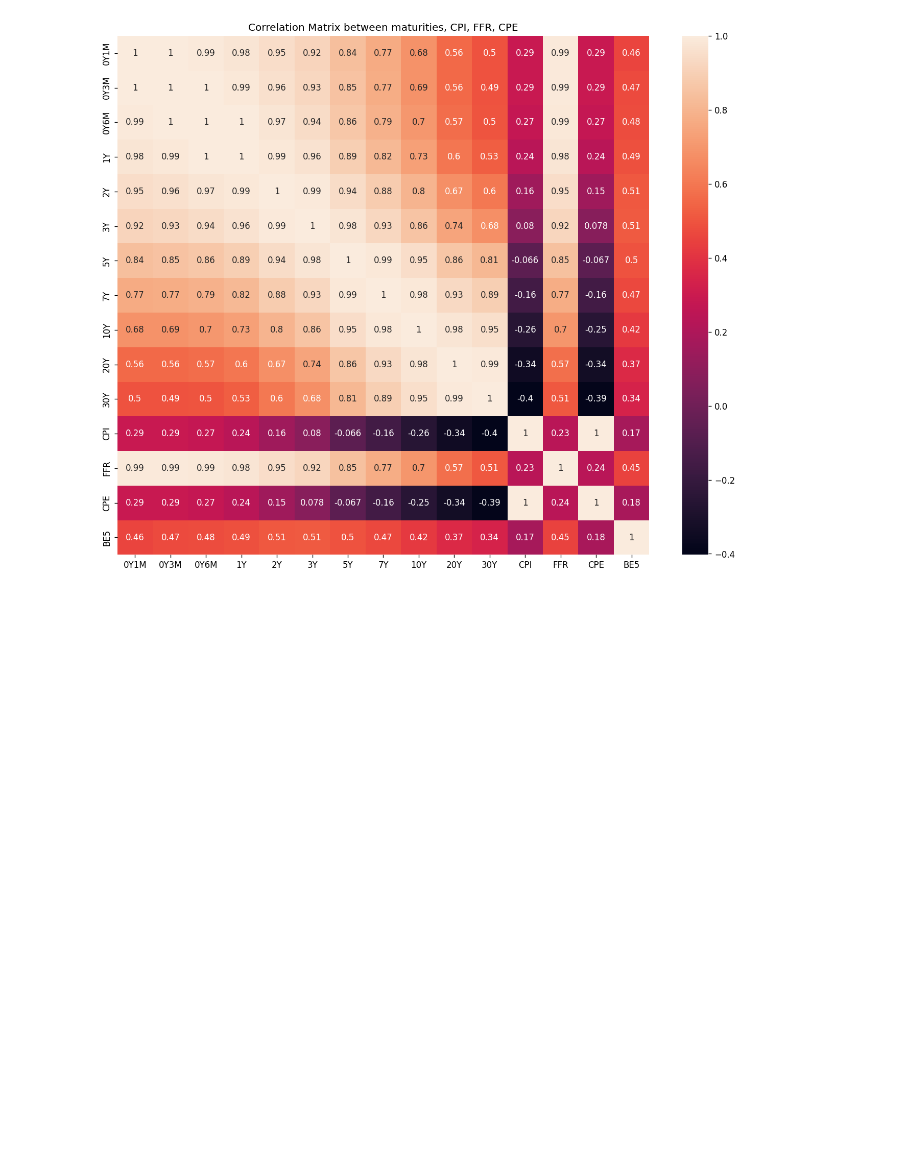
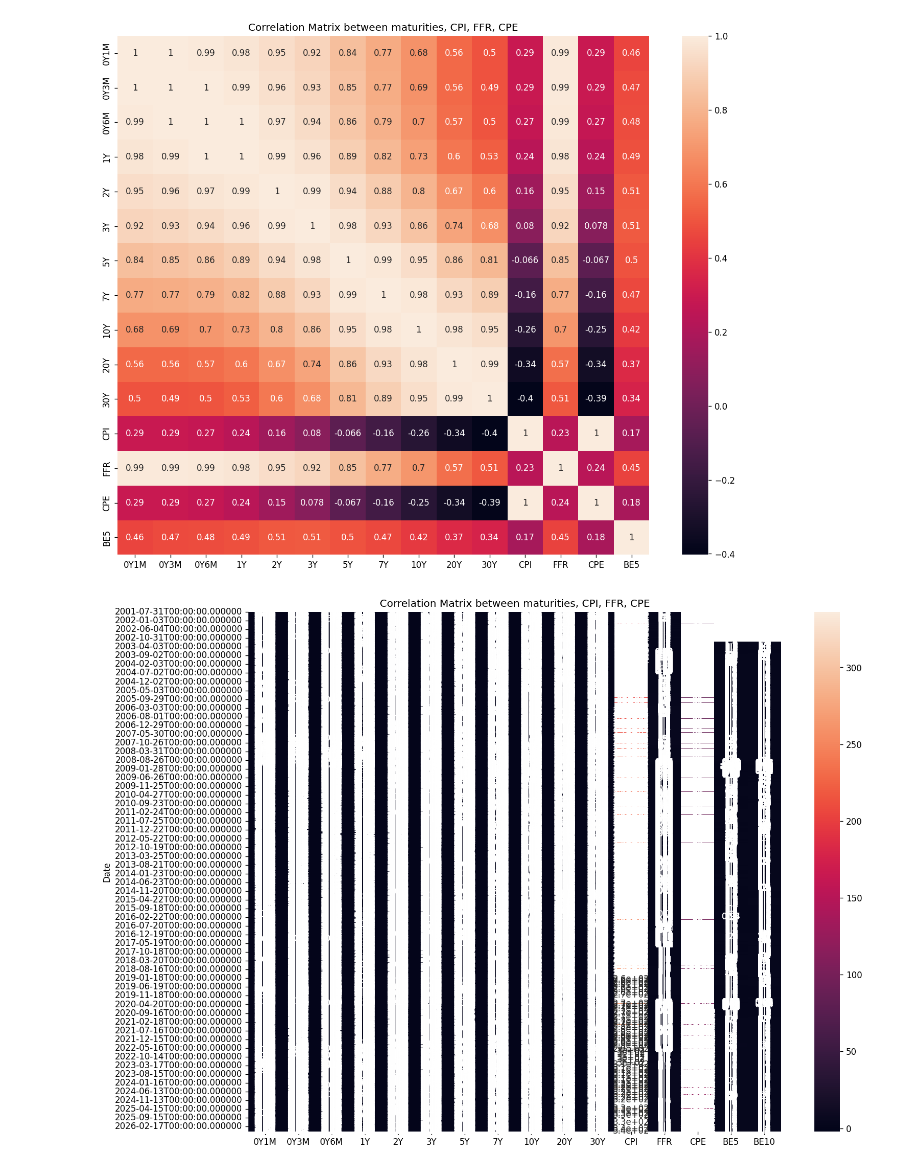
Before and after one commit to raghavken/altREU, a Jupyter notebook: notebooks/data_correlation.ipynb, the cells around one changed output. Cells and saved outputs as stored; diff of their text form; code cells hidden in the pictures; blank space fills up the shorter version.

```diff
--- a/notebooks/data_correlation.ipynb
+++ b/notebooks/data_correlation.ipynb
@@ -35,6 +35,12 @@ BE.rename(columns = {"observation_date": "Date", "T5YIE": "BE5"}, inplace=True)
 BE["Date"] = pd.to_datetime(BE["Date"])
 BE.set_index("Date", inplace=True)
 
+BE10 = pd.read_csv("../data/T10YIE.csv").dropna()
+BE10.rename(columns = {"observation_date": "Date", "T10YIE": "BE10"}, inplace=True)
+BE10["Date"] = pd.to_datetime(BE10["Date"])
+BE10.set_index("Date", inplace=True)
+
+
 combined_df = MATURITIES.join(
     [CPI,
     FFR,
@@ -64,7 +70,42 @@ ax2 = sns.heatmap(
 plt.title("Correlation Matrix between maturities, CPI, FFR, CPE")
 plt.show()
 
-grid = ax2.get_figure()
-grid.savefig("correlationMatrix.png")
+#grid = ax2.get_figure()
+#grid.savefig("correlationMatrix.png")
 # %% [output]
 [figure]
+# %%
+#calculate correlation with future maturity differences
+#checks whether certain economic factors help forecast the actual change in maturities
+#useful to figure out what data to input into hsmm, and final model
+
+mat1day = MATURITIES.shift(-1) - MATURITIES
+mat1day = mat1day.iloc[:-1]
+
+combined1 = mat1day.join(
+    [CPI,
+    FFR,
+    CPE,
+    BE,
+    BE10
+    ],
+    how="left"
+)
+
+fig,ax = plt.subplots(
+    figsize = (14,11),
+    dpi = 120
+)
+
+ax2 = sns.heatmap(
+    combined1,
+    annot=True,
+    ax=ax
+)
+plt.title("Correlation Matrix between maturities, CPI, FFR, CPE")
+plt.show()
+
+grid = ax2.get_figure()
+grid.savefig("correlationMatrix1day.png")
+# %% [output]
+[figure, added]
```
Also changed, not shown: parts of 2 cells of this notebook, 1 other file.
